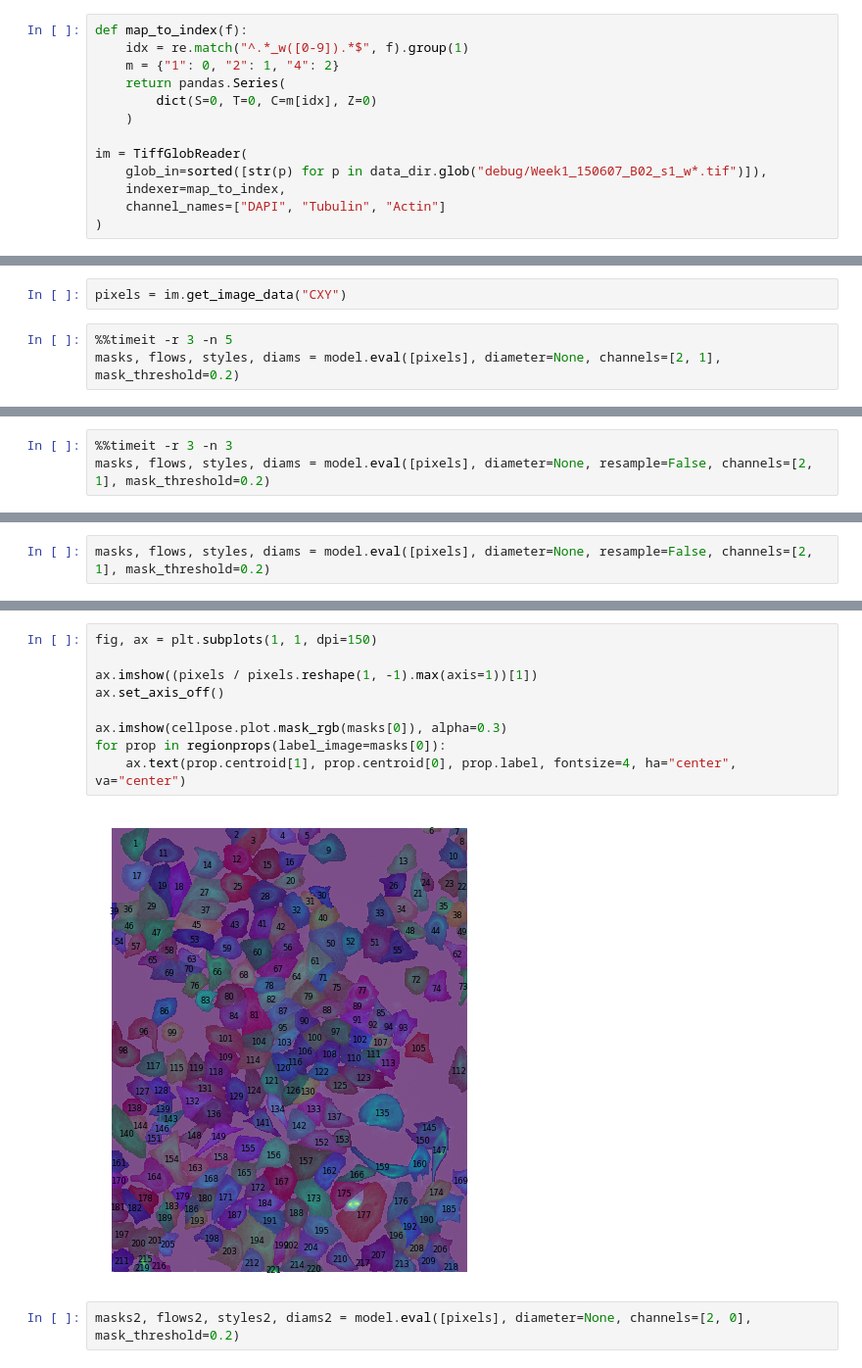
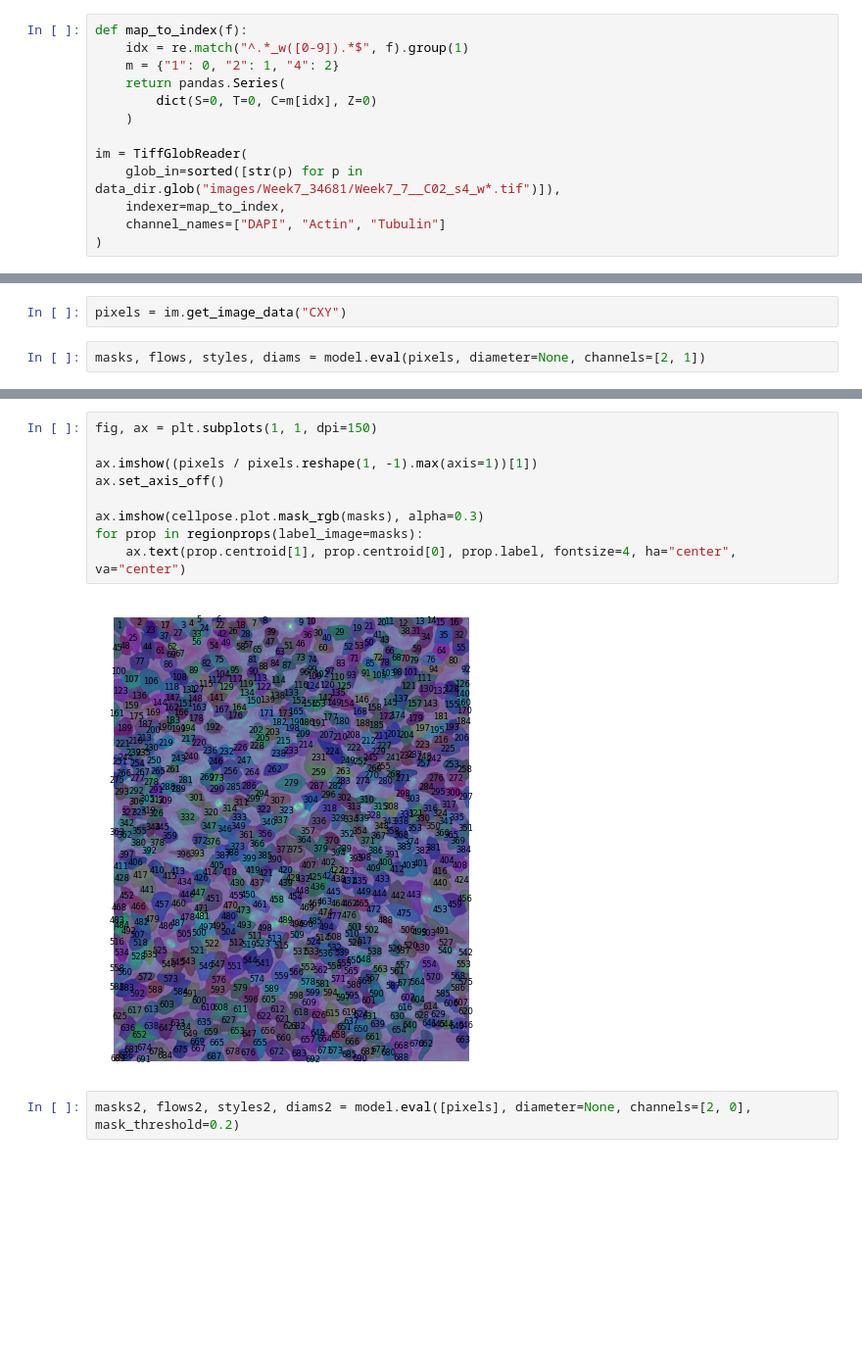
Before and after one commit to harel-coffee/SCIP-use-case-workflows-auto, a Jupyter notebook: notebooks/QC/bbbc_image_inspection.ipynb, the cells around one changed output, grey strips where cells are left out. Shown at 98% size. Cells and saved outputs as stored; diff of their text form; blank space fills up the shorter version.

```diff
--- a/notebooks/QC/bbbc_image_inspection.ipynb
+++ b/notebooks/QC/bbbc_image_inspection.ipynb
@@ -30,9 +24,9 @@ def map_to_index(f):
     )
 
 im = TiffGlobReader(
-    glob_in=sorted([str(p) for p in data_dir.glob("debug/Week1_150607_B02_s1_w*.tif")]),
+    glob_in=sorted([str(p) for p in data_dir.glob("images/Week7_34681/Week7_7__C02_s4_w*.tif")]),
     indexer=map_to_index,
-    channel_names=["DAPI", "Tubulin", "Actin"]
+    channel_names=["DAPI", "Actin", "Tubulin"]
 )
 # %%
 pixels = im.get_image_data("XYC")
@@ -57,5 +41,4 @@ model = models.Cellpose(gpu=True, model_type='cyto2')
 # %%
 pixels = im.get_image_data("CXY")
 # %%
-%%timeit -r 3 -n 5
-masks, flows, styles, diams = model.eval([pixels], diameter=None, channels=[2, 1], mask_threshold=0.2)
+masks, flows, styles, diams = model.eval(pixels, diameter=None, channels=[2, 1])
@@ -80,3 +44,0 @@ masks, flows, styles, diams = model.eval([pixels], diameter=None, channels=[2, 1
-# %%
-%%timeit -r 3 -n 3
-masks, flows, styles, diams = model.eval([pixels], diameter=None, resample=False, channels=[2, 1], mask_threshold=0.2)
@@ -101,2 +44,0 @@ masks, flows, styles, diams = model.eval([pixels], diameter=None, resample=False
-# %%
-masks, flows, styles, diams = model.eval([pixels], diameter=None, resample=False, channels=[2, 1], mask_threshold=0.2)
@@ -111,14 +45,14 @@ masks, flows, styles, diams = model.eval([pixels], diameter=None, resample=False
 # %%
 fig, ax = plt.subplots(1, 1, dpi=150)
 
 ax.imshow((pixels / pixels.reshape(1, -1).max(axis=1))[1])
 ax.set_axis_off()
 
-ax.imshow(cellpose.plot.mask_rgb(masks[0]), alpha=0.3)
-for prop in regionprops(label_image=masks[0]):
+ax.imshow(cellpose.plot.mask_rgb(masks), alpha=0.3)
+for prop in regionprops(label_image=masks):
     ax.text(prop.centroid[1], prop.centroid[0], prop.label, fontsize=4, ha="center", va="center")
 # %% [output]
-[figure, old version]
+[figure, new version]
 # %%
 masks2, flows2, styles2, diams2 = model.eval([pixels], diameter=None, channels=[2, 0], mask_threshold=0.2)
 # %% [output]
```
Also changed, not shown: parts of 10 cells of this notebook, 2 other files.
